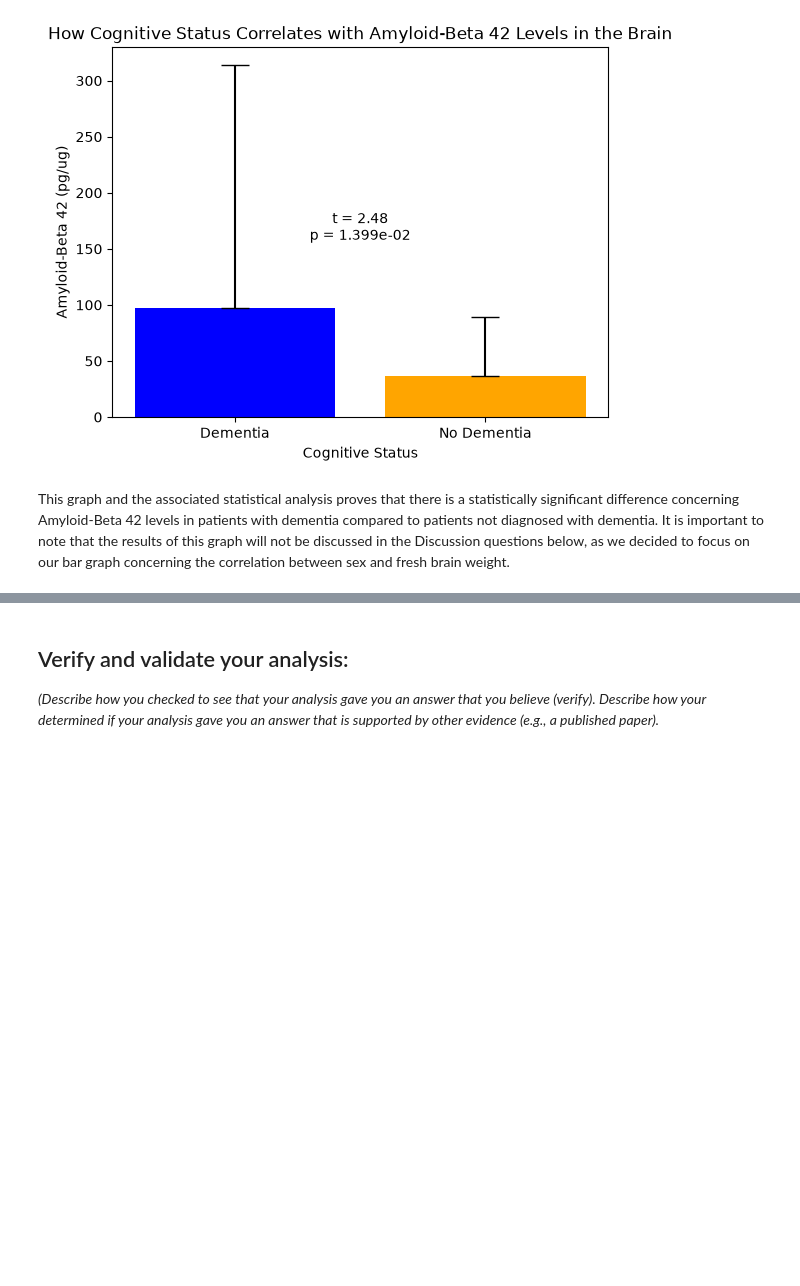
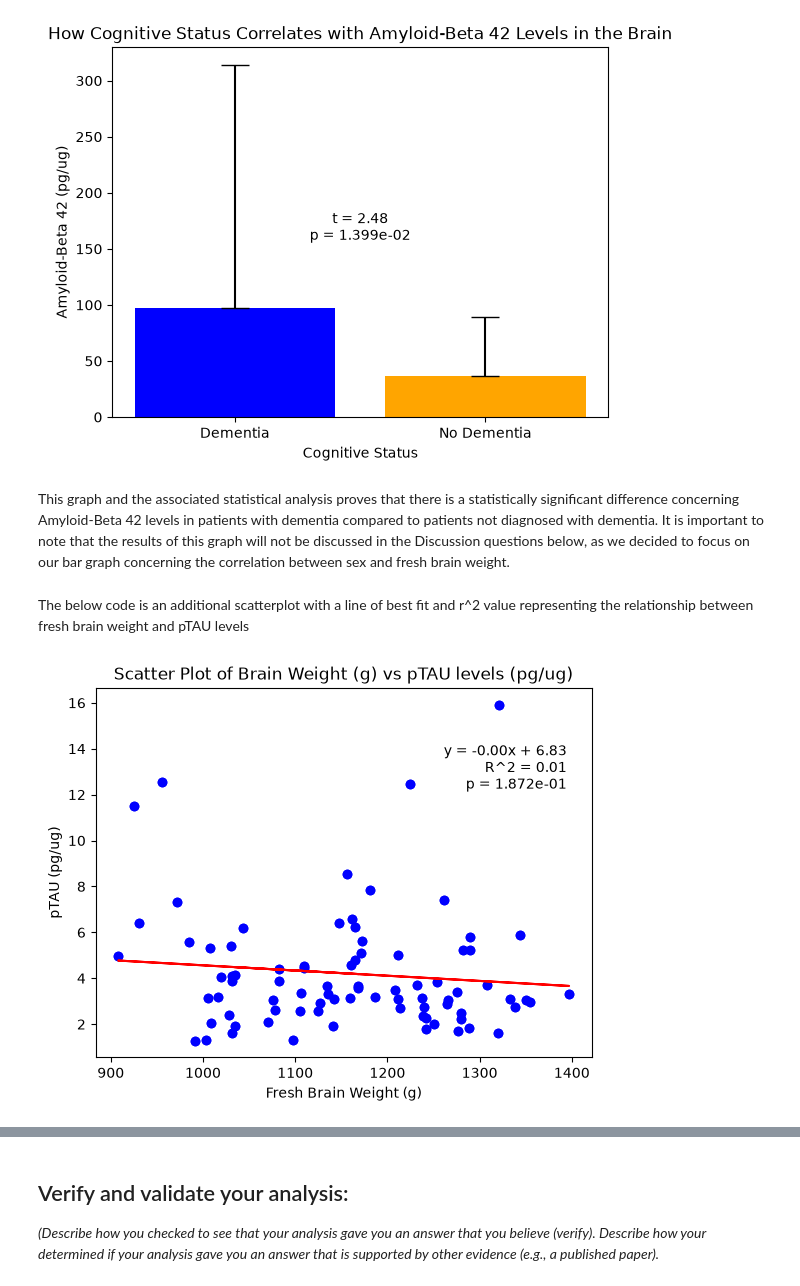
Before and after one commit to Kaitlyn333/Mod-1-K-A, a Jupyter notebook: Module1FinalProject.ipynb, the cells around one changed output, grey strips where cells are left out. Saved outputs shown, nothing was run; the diff lists cells and outputs as text; code cells hidden in the pictures; blank space fills up the shorter version.

Commit message:
Additional Scatterplot and Statistical Analysis

```diff
--- a/Module1FinalProject.ipynb
+++ b/Module1FinalProject.ipynb
@@ -355,3 +355,71 @@ t_stat = 2.4837724224947495, p_val = 0.013992462471097478
 [figure]
 # %% [markdown]
 This graph and the associated statistical analysis proves that there is a statistically significant difference concerning Amyloid-Beta 42 levels in patients with dementia compared to patients not diagnosed with dementia. It is important to note that the results of this graph will not be discussed in the Discussion questions below, as we decided to focus on our bar graph concerning the correlation between sex and fresh brain weight.
+# %% [markdown]
+The below code is an additional scatterplot with a line of best fit and r^2 value representing the relationship between fresh brain weight and pTAU levels
+# %%
+# Holds brain weight for every patient
+brain_weight = []
+
+# Holds pTAU levels for every patient
+pTAU = []
+
+
+# Filter and collect both measurements in a single loop
+for patient in Patient.all_patients:
+    # Check that brain_weight is present and valid
+    if patient.brain_weight != "Unavailable" and patient.brain_weight is not None:
+        brain_weight.append(float(patient.brain_weight))
+        pTAU.append(float(patient.pTAU))
+
+# Independent variable
+X = brain_weight
+
+# Dependent variable
+Y = pTAU
+
+
+
+# Calculate the regression line
+slope, intercept, r_value, p_value, std_err = stats.linregress(X, Y)
+r_squared_value = r_value ** 2
+
+
+# Calculate the predicted Y values
+regression_line = slope * np.array(X) + intercept
+
+
+# Create scatter plot
+plt.scatter(X, Y, color='blue')
+
+
+# Add regression line
+plt.plot(X, regression_line, color='red')
+
+
+# Add labels and title
+plt.xlabel('Fresh Brain Weight (g)')
+plt.ylabel('pTAU (pg/ug)')
+plt.title('Scatter Plot of Brain Weight (g) vs pTAU levels (pg/ug)')
+
+
+# Add equation, R^2, and p-value to top-right corner
+equation = f'y = {slope:.2f}x + {intercept:.2f}'
+r_text = f'R^2 = {r_squared_value:.2f}'
+
+# Format p-value using scientific notation
+p_text = f'p = {p_value:.3e}'
+
+plt.text(
+    0.95, 0.85,
+    equation + '\n' + r_text + '\n' + p_text,
+    transform=plt.gca().transAxes,
+    ha='right',
+    va='top'
+)
+
+
+# Show scatter plot
+plt.show()
+# %% [output]
+[figure, added]
```
Also changed, not shown: parts of 2 cells of this notebook.
